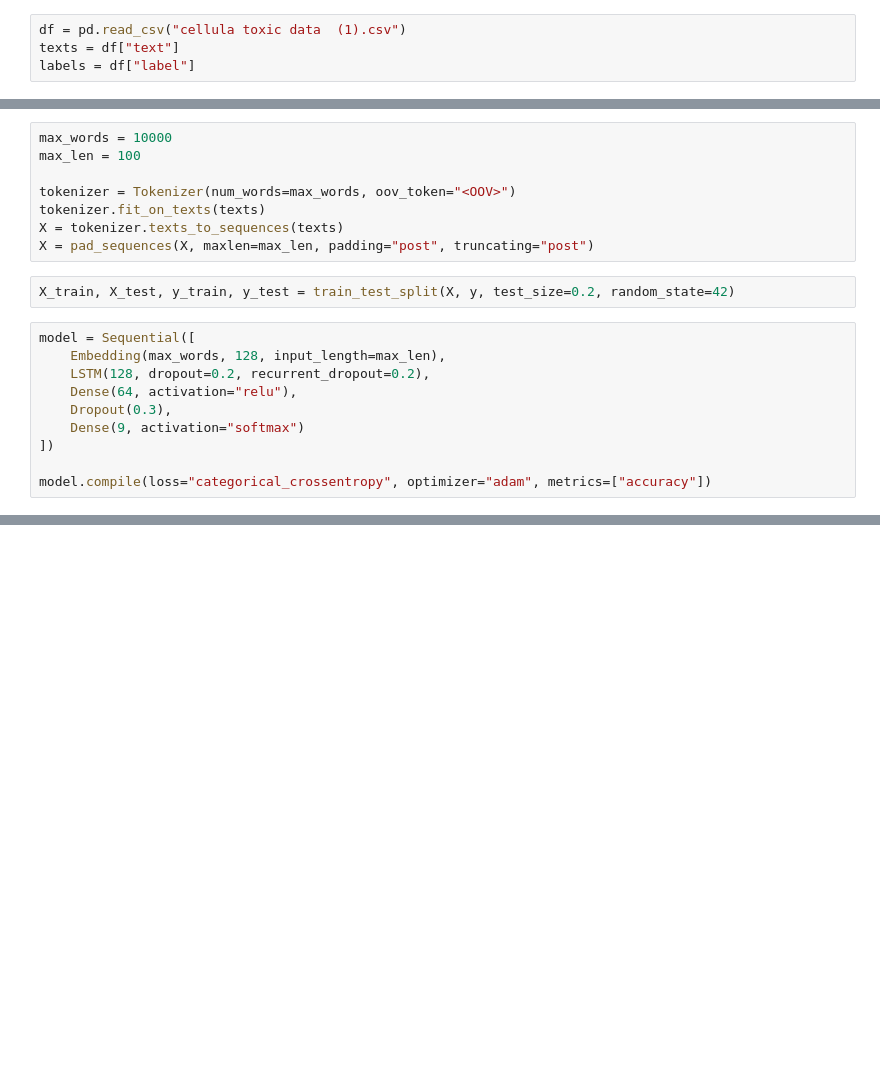
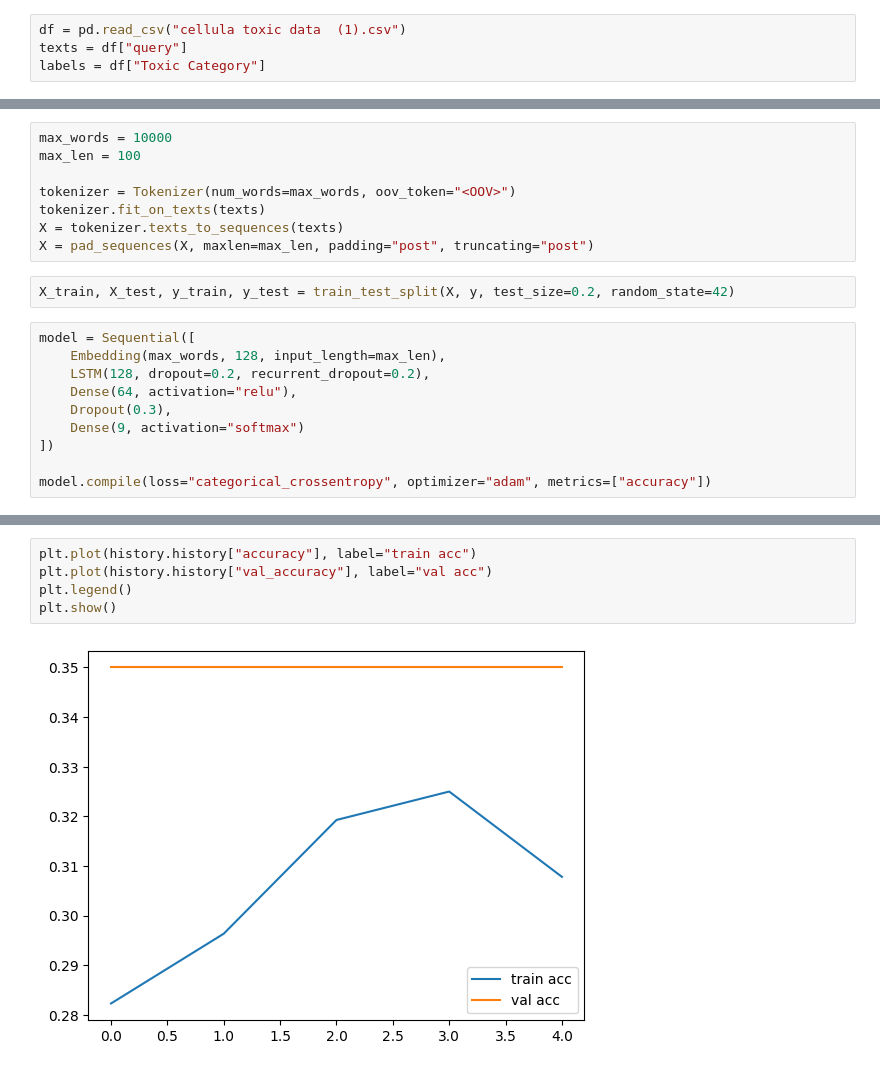
Before and after one commit to AbdelrhmanAhmed342/Toxic-Content-Classification, a Jupyter notebook: toxic_classification.ipynb, the cells around one changed output, grey strips where cells are left out. Saved outputs shown, nothing was run; the diff lists cells and outputs as text; blank space fills up the shorter version.

```diff
--- a/toxic_classification.ipynb
+++ b/toxic_classification.ipynb
@@ -14,5 +14,5 @@ from tensorflow.keras.models import Sequential
 from tensorflow.keras.layers import Embedding, LSTM, Dense, Dropout
 # %%
 df = pd.read_csv("cellula toxic data  (1).csv")
-texts = df["text"]
-labels = df["label"]
+texts = df["query"]
+labels = df["Toxic Category"]
@@ -60,0 +89,7 @@ plt.show()
+# %%
+plt.plot(history.history["accuracy"], label="train acc")
+plt.plot(history.history["val_accuracy"], label="val acc")
+plt.legend()
+plt.show()
+# %% [output]
+[figure, added]
```
Also changed, not shown: parts of 4 cells of this notebook.
